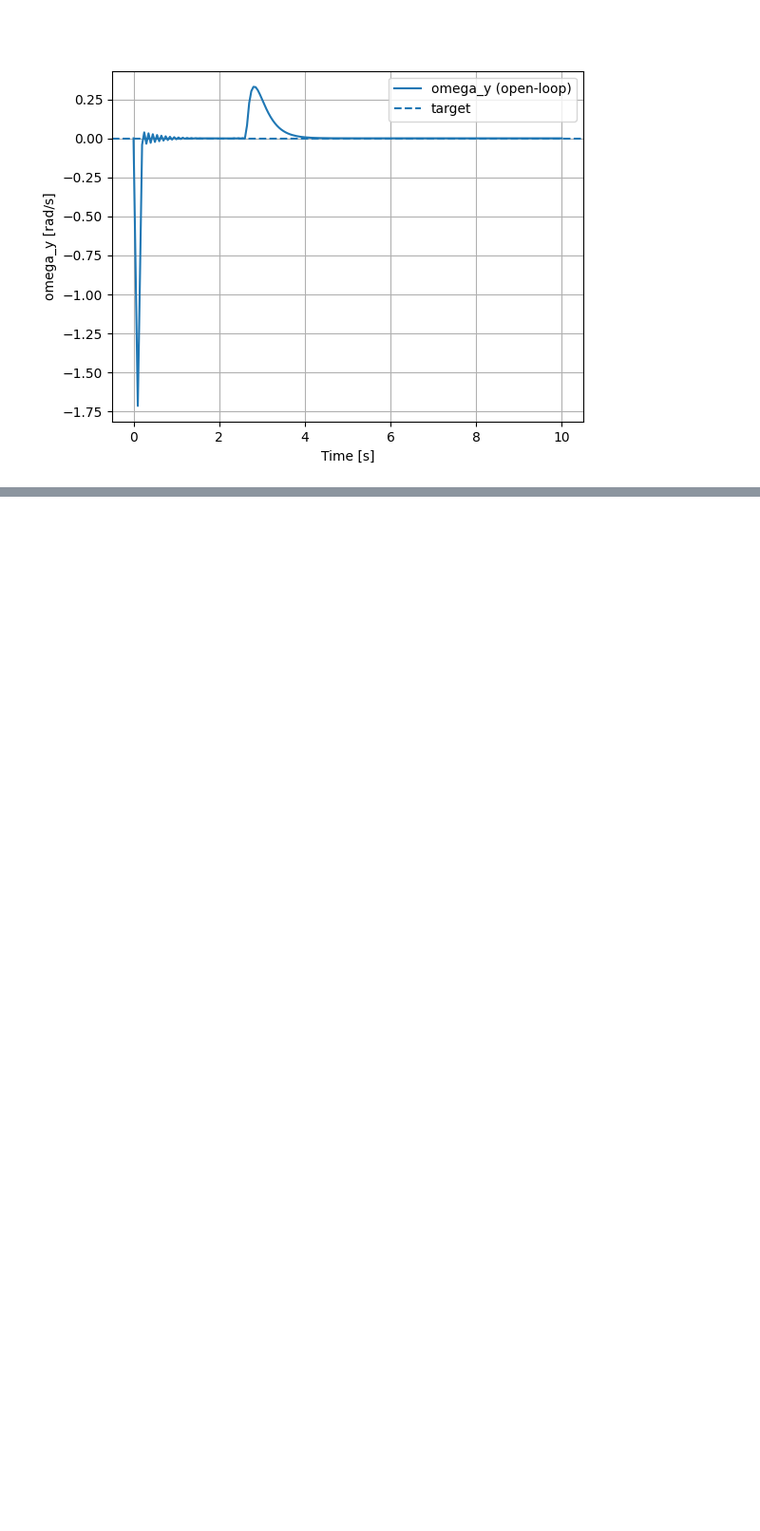
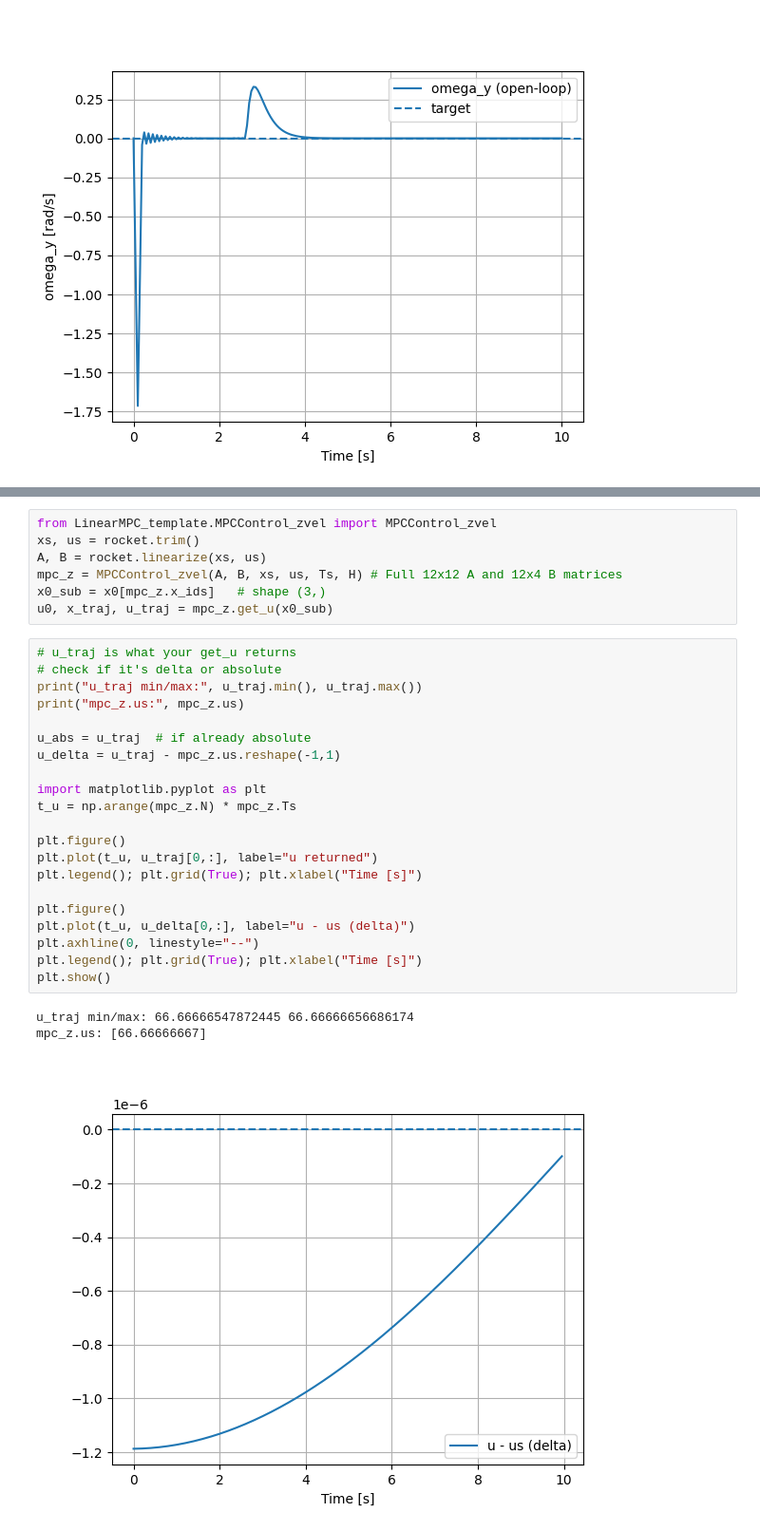
Before and after one commit to eglantinedurand/MPC_project, a Jupyter notebook: project/Deliverable_3_1/Deliverable_3_1.ipynb, the cells around one changed output, grey strips where cells are left out. Shown at 95% size. Drawn from its saved outputs; the diff is of its cells as text; blank space fills up the shorter version.

```diff
--- a/project/Deliverable_3_1/Deliverable_3_1.ipynb
+++ b/project/Deliverable_3_1/Deliverable_3_1.ipynb
@@ -206,0 +186,32 @@ ValueError: x has 201 columns but y has 200 columns
+# %%
+from LinearMPC_template.MPCControl_zvel import MPCControl_zvel
+xs, us = rocket.trim()
+A, B = rocket.linearize(xs, us)
+mpc_z = MPCControl_zvel(A, B, xs, us, Ts, H) # Full 12x12 A and 12x4 B matrices
+x0_sub = x0[mpc_z.x_ids]   # shape (3,)
+u0, x_traj, u_traj = mpc_z.get_u(x0_sub)
+# %%
+# u_traj is what your get_u returns
+# check if it's delta or absolute
+print("u_traj min/max:", u_traj.min(), u_traj.max())
+print("mpc_z.us:", mpc_z.us)
+
+u_abs = u_traj  # if already absolute
+u_delta = u_traj - mpc_z.us.reshape(-1,1)
+
+import matplotlib.pyplot as plt
+t_u = np.arange(mpc_z.N) * mpc_z.Ts
+
+plt.figure()
+plt.plot(t_u, u_traj[0,:], label="u returned")
+plt.legend(); plt.grid(True); plt.xlabel("Time [s]")
+
+plt.figure()
+plt.plot(t_u, u_delta[0,:], label="u - us (delta)")
+plt.axhline(0, linestyle="--")
+plt.legend(); plt.grid(True); plt.xlabel("Time [s]")
+plt.show()
+# %% [output]
+u_traj min/max: 66.66666547872445 66.66666656686174
+mpc_z.us: [66.66666667]
+[figure, added]
```
Also changed, not shown: parts of 8 cells of this notebook, 3 other files.
